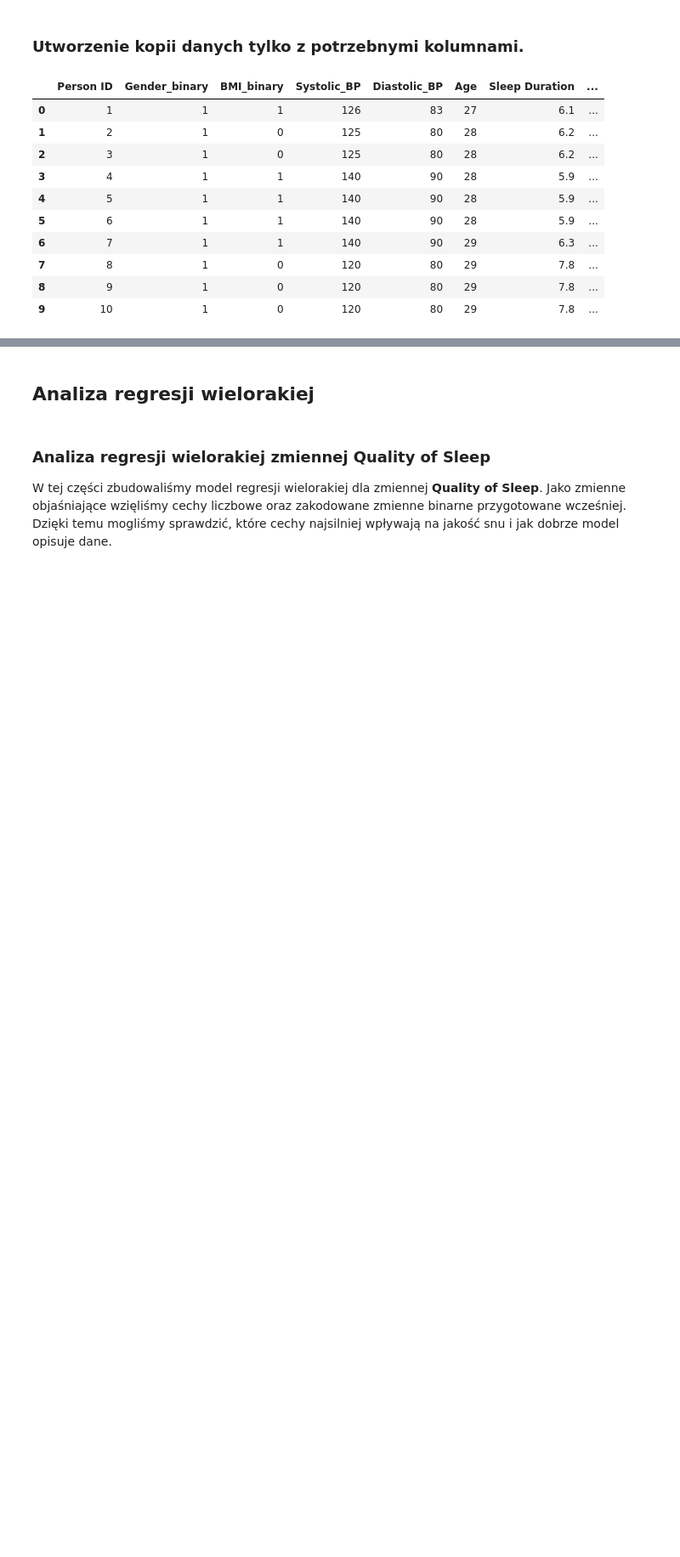
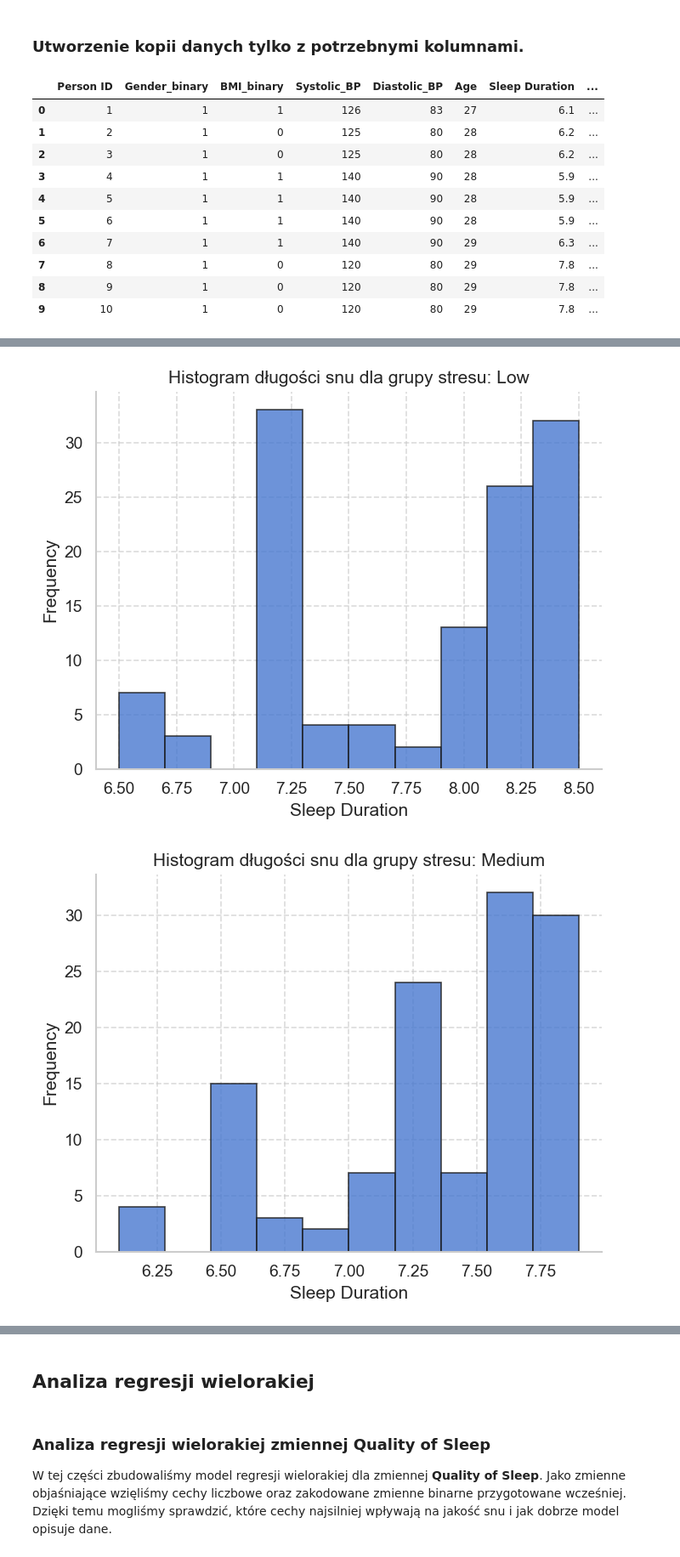
Before and after one commit to Gipsonek123/Projekt-Statystyka_i_teoria_obs-ugi_masowej, a Jupyter notebook: Projekt - statystyka i teoria obsugi masowej.ipynb, the cells around one changed output, grey strips where cells are left out. Shown at 85% size. Saved outputs shown, nothing was run; the diff lists cells and outputs as text; code cells hidden in the pictures; blank space fills up the shorter version.

```diff
--- a/Projekt - statystyka i teoria obsugi masowej.ipynb
+++ b/Projekt - statystyka i teoria obsugi masowej.ipynb
@@ -101,0 +593,18 @@ data.head(10)
+# %%
+group_1, group_2, group_3 = split_dataframe_by_column(data_anova, 6)  # kolumna 6 to 'Stress Level'
+
+group_1 = pd.DataFrame(group_1)
+group_2 = pd.DataFrame(group_2)
+group_3 = pd.DataFrame(group_3)
+
+group_1['Stress Level'] = 'Low'
+group_2['Stress Level'] = 'Medium'
+group_3['Stress Level'] = 'High'
+
+group_1 = group_1[['Stress Level', 'Sleep Duration']]
+group_2 = group_2[['Stress Level', 'Sleep Duration']]
+group_3 = group_3[['Stress Level', 'Sleep Duration']]
+
+data_anova = pd.concat([group_1, group_2, group_3])
+data_anova = data_anova.rename(columns={'Stress Level': 'Stress_Level', 'Sleep Duration': 'Sleep_Duration'})
+data_anova['Stress_Level'].value_counts()
@@ -101,0 +617,15 @@ data.head(10)
+# %%
+groups = data_anova['Stress_Level'].unique()
+
+for group in groups:
+    group_data = data_anova[data_anova['Stress_Level'] == group]['Sleep_Duration']
+    plt.figure()
+    plt.hist(group_data, bins=10, edgecolor='k', alpha=0.8)
+    plt.title(f'Histogram długości snu dla grupy stresu: {group}')
+    plt.xlabel('Sleep Duration')
+    plt.ylabel('Frequency')
+    plt.grid(True, linestyle='--', alpha=0.7)
+    plt.show()
+# %% [output]
+[figure, added]
+[figure, added]
```
Also changed, not shown: parts of 81 cells of this notebook.
